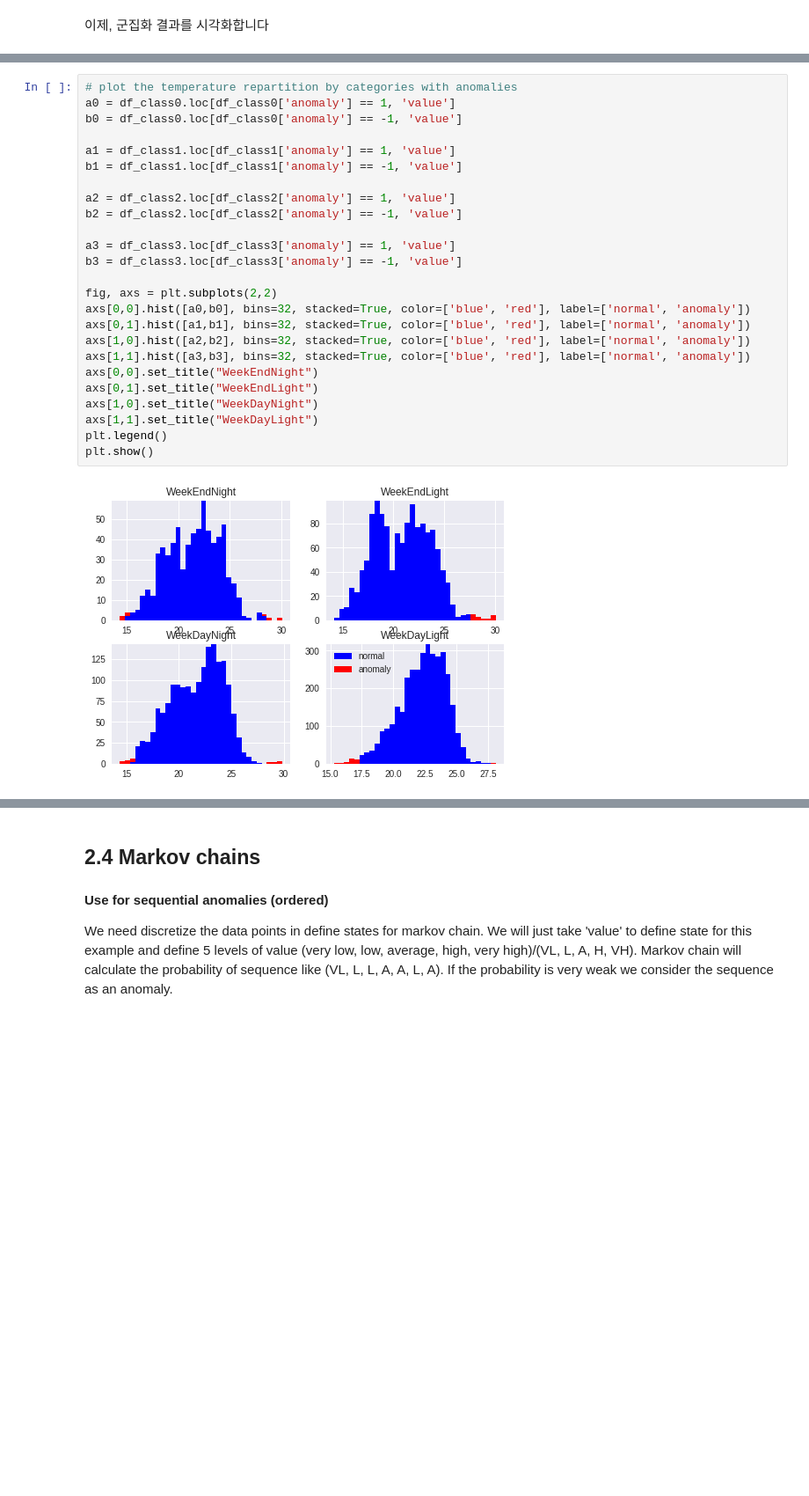
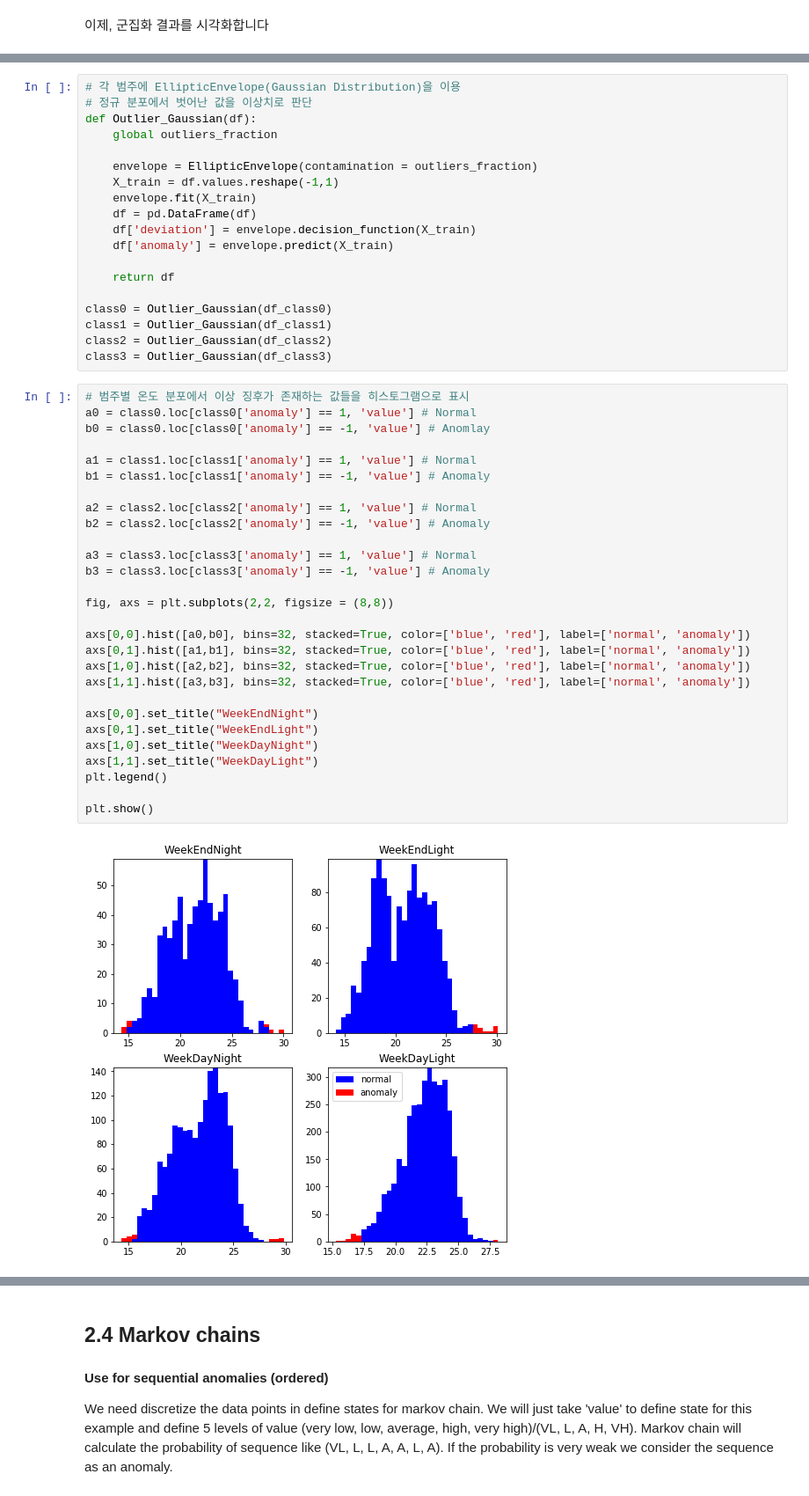
Before and after one commit to Yukkiasuna-sao/Anomaly_Detection, a Jupyter notebook: ipynb_translation/unsupervised-anomaly-detection.ipynb, the cells around one changed output, grey strips where cells are left out. Shown at 88% size. Saved outputs shown, nothing was run; the diff lists cells and outputs as text; blank space fills up the shorter version.

```diff
--- a/ipynb_translation/unsupervised-anomaly-detection.ipynb
+++ b/ipynb_translation/unsupervised-anomaly-detection.ipynb
@@ -368,28 +355,50 @@ df_class3['anomaly'] = envelope.predict(X_train)
+# %%
+# 각 범주에 EllipticEnvelope(Gaussian Distribution)을 이용
+# 정규 분포에서 벗어난 값을 이상치로 판단
+def Outlier_Gaussian(df):
+    global outliers_fraction
+
+    envelope = EllipticEnvelope(contamination = outliers_fraction)
+    X_train = df.values.reshape(-1,1)
+    envelope.fit(X_train)
+    df = pd.DataFrame(df)
+    df['deviation'] = envelope.decision_function(X_train)
+    df['anomaly'] = envelope.predict(X_train)
+
+    return df
+
+class0 = Outlier_Gaussian(df_class0)
+class1 = Outlier_Gaussian(df_class1)
+class2 = Outlier_Gaussian(df_class2)
+class3 = Outlier_Gaussian(df_class3)
 # %%
-# plot the temperature repartition by categories with anomalies
-a0 = df_class0.loc[df_class0['anomaly'] == 1, 'value']
-b0 = df_class0.loc[df_class0['anomaly'] == -1, 'value']
+# 범주별 온도 분포에서 이상 징후가 존재하는 값들을 히스토그램으로 표시
+a0 = class0.loc[class0['anomaly'] == 1, 'value'] # Normal
+b0 = class0.loc[class0['anomaly'] == -1, 'value'] # Anomlay
 
-a1 = df_class1.loc[df_class1['anomaly'] == 1, 'value']
-b1 = df_class1.loc[df_class1['anomaly'] == -1, 'value']
+a1 = class1.loc[class1['anomaly'] == 1, 'value'] # Normal
+b1 = class1.loc[class1['anomaly'] == -1, 'value'] # Anomaly
 
-a2 = df_class2.loc[df_class2['anomaly'] == 1, 'value']
-b2 = df_class2.loc[df_class2['anomaly'] == -1, 'value']
+a2 = class2.loc[class2['anomaly'] == 1, 'value'] # Normal
+b2 = class2.loc[class2['anomaly'] == -1, 'value'] # Anomaly
 
-a3 = df_class3.loc[df_class3['anomaly'] == 1, 'value']
-b3 = df_class3.loc[df_class3['anomaly'] == -1, 'value']
+a3 = class3.loc[class3['anomaly'] == 1, 'value'] # Normal
+b3 = class3.loc[class3['anomaly'] == -1, 'value'] # Anomaly
 
-fig, axs = plt.subplots(2,2)
+fig, axs = plt.subplots(2,2, figsize = (8,8))
+
 axs[0,0].hist([a0,b0], bins=32, stacked=True, color=['blue', 'red'], label=['normal', 'anomaly'])
 axs[0,1].hist([a1,b1], bins=32, stacked=True, color=['blue', 'red'], label=['normal', 'anomaly'])
 axs[1,0].hist([a2,b2], bins=32, stacked=True, color=['blue', 'red'], label=['normal', 'anomaly'])
 axs[1,1].hist([a3,b3], bins=32, stacked=True, color=['blue', 'red'], label=['normal', 'anomaly'])
+
 axs[0,0].set_title("WeekEndNight")
 axs[0,1].set_title("WeekEndLight")
 axs[1,0].set_title("WeekDayNight")
 axs[1,1].set_title("WeekDayLight")
 plt.legend()
+
 plt.show()
 # %% [output]
-[figure, old version]
+[figure, new version]
 # %%
```
Also changed, not shown: parts of 20 cells of this notebook.
